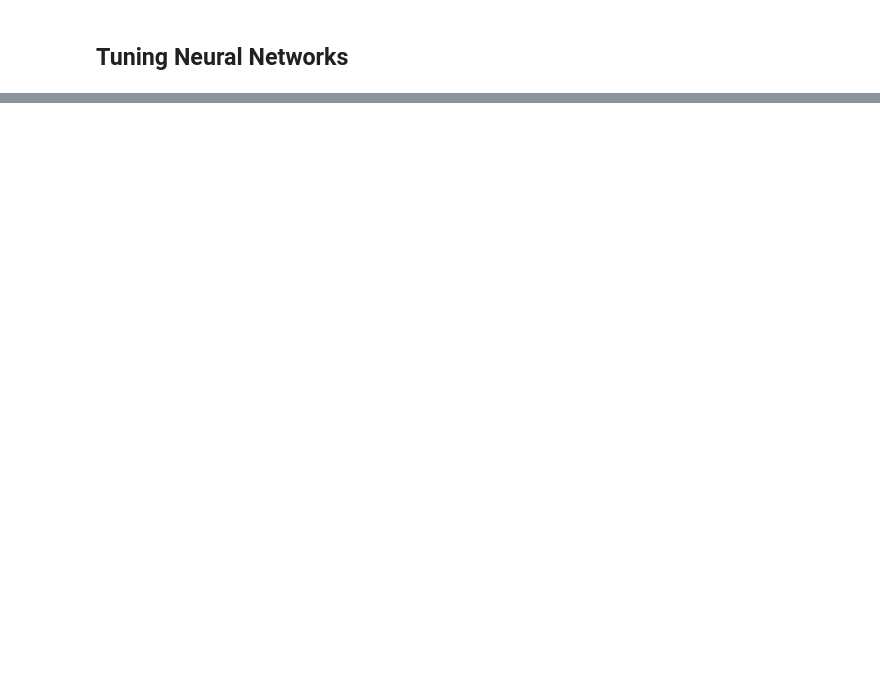
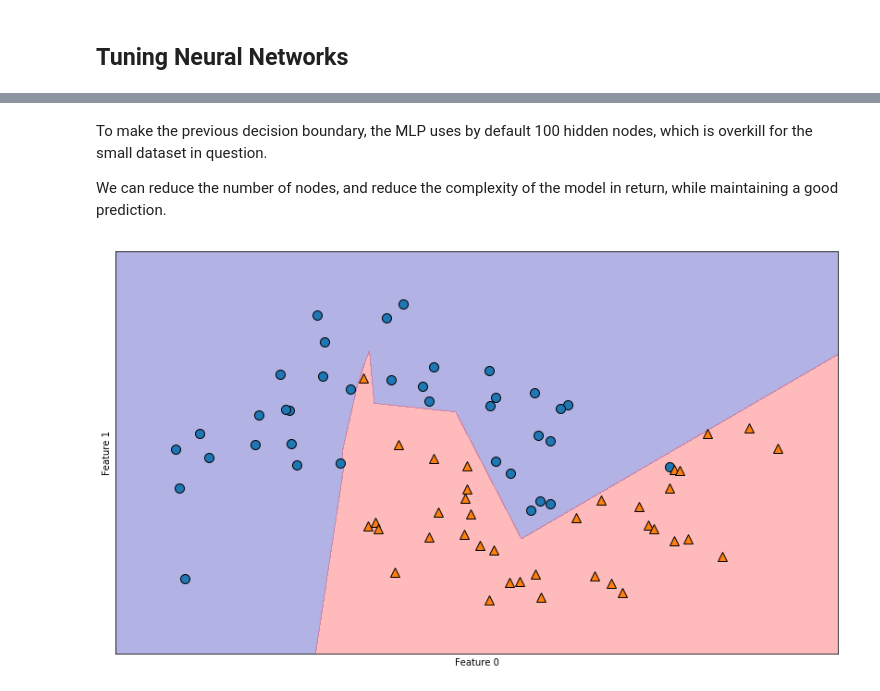
Before and after one commit to Patabu2/machine_learning_study, a Jupyter notebook: Chapter 2- Supervised learning.ipynb, the cells around one changed output, grey strips where cells are left out. Saved outputs shown, nothing was run; the diff lists cells and outputs as text; code cells hidden in the pictures; blank space fills up the shorter version.

Commit message:
Add neural networks

```diff
--- a/Chapter 2- Supervised learning.ipynb
+++ b/Chapter 2- Supervised learning.ipynb
@@ -1336,3 +1337,19 @@ display(mglearn.plots.plot_two_hidden_layer_graph())
 [drawing not drawn]
 # %% [markdown]
 ## Tuning Neural Networks
+# %%
+from sklearn.neural_network import MLPClassifier
+from sklearn.datasets import make_moons
+from sklearn.model_selection import train_test_split
+
+X, y = make_moons (n_samples = 100, noise = 0.25, random_state = 3)
+
+X_train, X_test, y_train, y_test = train_test_split(X, y, stratify = y, random_state= 42)
+mlp = MLPClassifier(solver = "lbfgs", random_state = 0).fit(X_train, y_train)
+
+plt.figure(figsize = (14,8))
+mglearn.plots.plot_2d_separator(mlp, X_train, fill = True, alpha = 0.3)
+mglearn.discrete_scatter(X_train[:, 0], X_train[:, 1], y_train)
+plt.xlabel("Feature 0")
+plt.ylabel("Feature 1")
+plt.show()
@@ -1338,0 +1358,18 @@ display(mglearn.plots.plot_two_hidden_layer_graph())
+# %% [markdown]
+To make the previous decision boundary, the MLP uses by default 100 hidden nodes, which is overkill for the small dataset in question.
+
+We can reduce the number of nodes, and reduce the complexity of the model in return, while maintaining a good prediction.
+# %%
+#Change the number of nodes with hidden_layer_sizes
+mlp = MLPClassifier(solver = "lbfgs", random_state = 0, hidden_layer_sizes = [10])
+mlp.fit(X_train, y_train)
+
+plt.figure(figsize = (14,8))
+mglearn.plots.plot_2d_separator(mlp, X_train, fill = True, alpha = 0.3)
+mglearn.discrete_scatter(X_train[:, 0], X_train[:, 1], y_train)
+
+plt.xlabel("Feature 0")
+plt.ylabel("Feature 1")
+plt.show()
+# %% [output]
+[figure, added]
```
Also changed, not shown: parts of 24 cells of this notebook.
